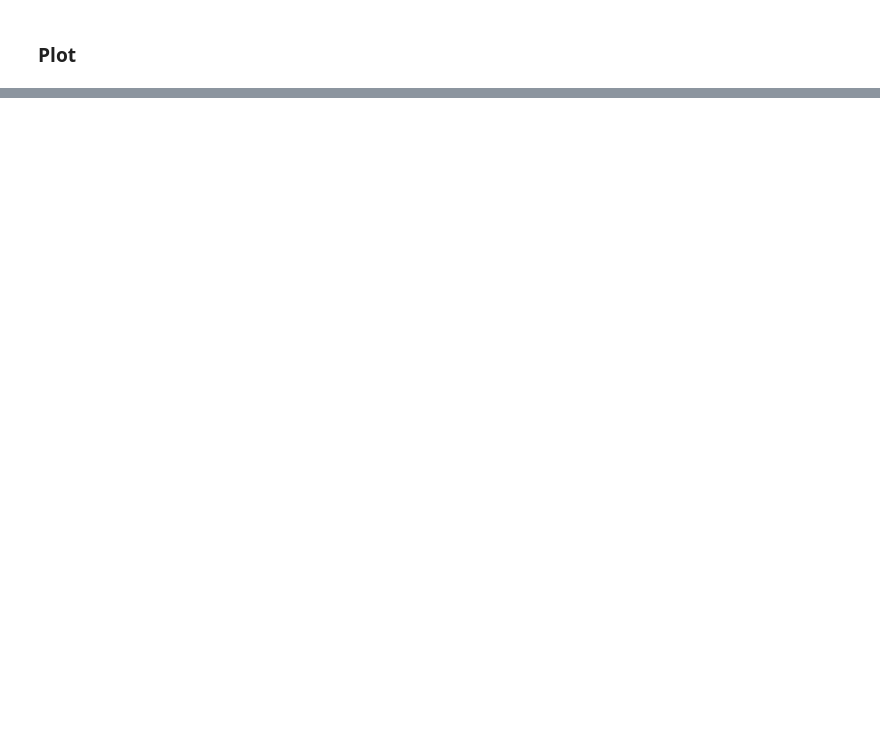
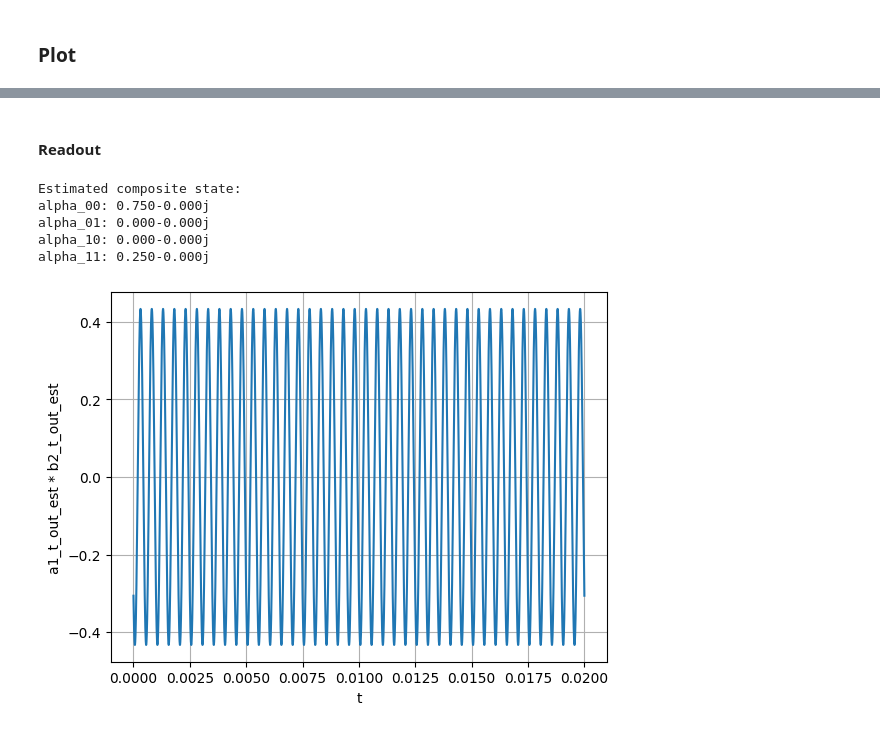
Before and after one commit to padlewsk/acoustic-projects, a Jupyter notebook: wavebit/simulation/pyhton/theory_validation.ipynb, the cells around one changed output, grey strips where cells are left out. Drawn from its saved outputs; the diff is of its cells as text; code cells hidden in the pictures; blank space fills up the shorter version.

```diff
--- a/wavebit/simulation/pyhton/theory_validation.ipynb
+++ b/wavebit/simulation/pyhton/theory_validation.ipynb
@@ -223,0 +305,23 @@ plt.show()
+# %%
+# ESTIMATE the coefs, alpha, from the measured data psi: (lockin) only possible bc in the state is spearable
+a1_t_in_est = 1 / tspan[-1] * np.trapz(np.conj(st_0) * psi_1_t_in, t)
+b1_t_in_est = 1 / tspan[-1] * np.trapz(np.conj(st_1) * psi_1_t_in, t)
+a2_t_in_est = 1 / tspan[-1] * np.trapz(np.conj(st_0) * psi_2_t_in, t)
+b2_t_in_est = 1 / tspan[-1] * np.trapz(np.conj(st_1) * psi_2_t_in, t)
+
+print(f"a1_t_in_est: {a1_t_in_est:.3f}")
+print(f"b1_t_in_est: {b1_t_in_est:.3f}")
+print(f"a2_t_in_est: {a2_t_in_est:.3f}")
+print(f"b2_t_in_est: {b2_t_in_est:.3f}")
+
+# # Estimated individual static state: (get DC value)
+#norm_a1_est = 1 / tspan[-1] * np.trapz(a1_t_in * np.conj(a1_t_in), t)  # wb1_state0
+#norm_b1_est = 1 / tspan[-1] * np.trapz(b1_t_in * np.conj(a1_t_in), t)  # wb1_state1
+#norm_a2_est = 1 / tspan[-1] * np.trapz(a2_t_in * np.conj(a1_t_in), t)  # wb2_state0
+#norm_b2_est = 1 / tspan[-1] * np.trapz(b2_t_in * np.conj(a1_t_in), t)  # wb2_state1
+
+# Estimated composite state on input
+#norm_a_00 = np.linalg.norm(1 / tspan[-1] * np.trapz(a1_t_in_est * a2_t_in_est, t))
+#norm_a_01 = np.linalg.norm(1 / tspan[-1] * np.trapz(a1_t_in_est * b2_t_in_est, t))
+#norm_a_10 = np.linalg.norm(1 / tspan[-1] * np.trapz(b1_t_in_est * a2_t_in_est, t))
+#norm_a_11 = np.linalg.norm(1 / tspan[-1] * np.trapz(b1_t_in_est * b2_t_in_est, t))
@@ -223,0 +378,41 @@ plt.show()
+# %% [markdown]
+#### Readout
+# %%
+a1_t_out_est = np.conj(st_0) * psi_1_t_out
+b1_t_out_est = np.conj(st_1) * psi_1_t_out
+a2_t_out_est = np.conj(st_0) * psi_2_t_out
+b2_t_out_est = np.conj(st_1) * psi_2_t_out
+
+
+# Estimated composite state
+alpha_00 = 1 / tspan[-1] * np.trapz(a1_t_out_est * a2_t_out_est, t)
+alpha_01 = 1 / tspan[-1] * np.trapz(a1_t_out_est * b2_t_out_est, t)
+alpha_10 = 1 / tspan[-1] * np.trapz(b1_t_out_est * a2_t_out_est, t)
+alpha_11 = 1 / tspan[-1] * np.trapz(b1_t_out_est * b2_t_out_est, t)
+
+# # Estimated composite state
+# norm_alpha_00 = np.linalg.norm(alpha_00)
+# norm_alpha_01 = np.linalg.norm(alpha_01)
+# norm_alpha_10 = np.linalg.norm(alpha_10)
+# norm_alpha_11 = np.linalg.norm(alpha_11)
+
+print("\nEstimated composite state:")
+print(f"alpha_00: {alpha_00:.3f}")
+print(f"alpha_01: {alpha_01:.3f}")
+print(f"alpha_10: {alpha_10:.3f}")
+print(f"alpha_11: {alpha_11:.3f}")
+# %% [output]
+Estimated composite state:
+alpha_00: 0.750-0.000j
+alpha_01: 0.000-0.000j
+alpha_10: 0.000-0.000j
+alpha_11: 0.250-0.000j
+# %%
+plt.figure(1)
+plt.plot(t,b1_t_out * a2_t_out)
+plt.xlabel('t')
+plt.ylabel('a1_t_out_est * b2_t_out_est')
+plt.grid(True)
+plt.show()
+# %% [output]
+[figure, added]
```
Also changed, not shown: parts of 14 cells of this notebook.
